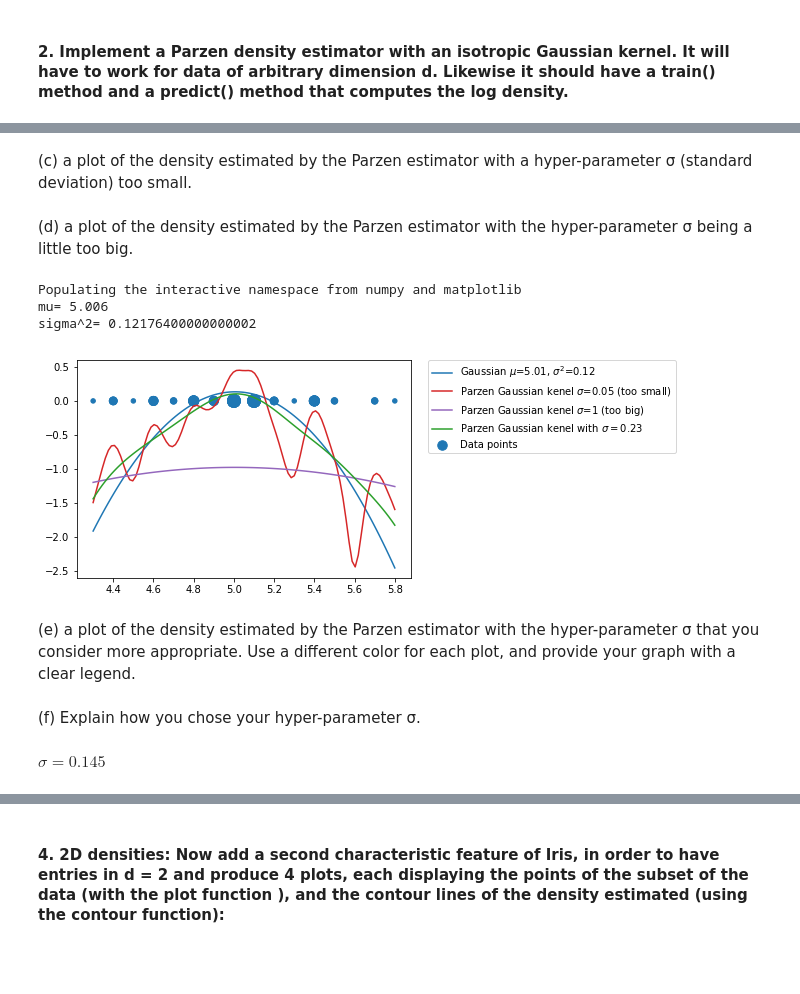
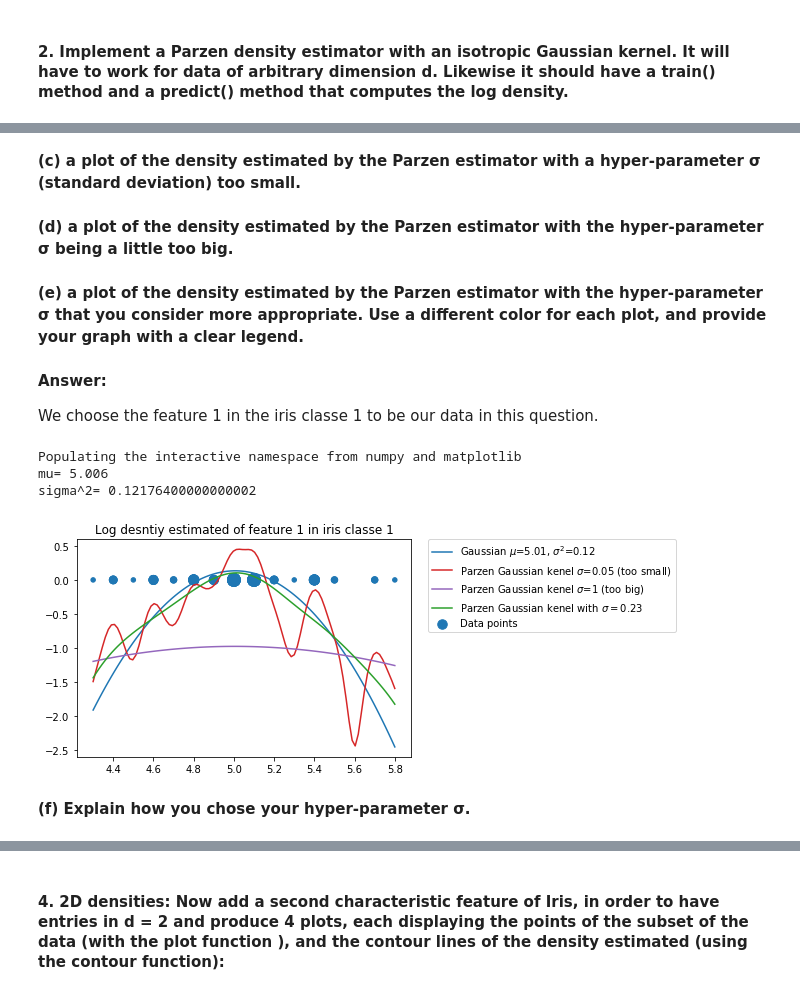
Before and after one commit to quatrejuin/ml_homework_1, a Jupyter notebook: ml_homework_1.ipynb, the cells around one changed output, grey strips where cells are left out. Cells and saved outputs as stored; diff of their text form; code cells hidden in the pictures; blank space fills up the shorter version.

```diff
--- a/ml_homework_1.ipynb
+++ b/ml_homework_1.ipynb
@@ -557,5 +556,11 @@ class Parzen_Est:
 # %% [markdown]
-(c) a plot of the density estimated by the Parzen estimator with a hyper-parameter σ (standard deviation) too small.
+**(c) a plot of the density estimated by the Parzen estimator with a hyper-parameter σ (standard deviation) too small.**
 # %% [markdown]
-(d) a plot of the density estimated by the Parzen estimator with the hyper-parameter σ being a little too big.
+**(d) a plot of the density estimated by the Parzen estimator with the hyper-parameter σ being a little too big.**
+# %% [markdown]
+**(e) a plot of the density estimated by the Parzen estimator with the hyper-parameter σ that you consider more appropriate. Use a diﬀerent color for each plot, and provide your graph with a clear legend.**
+# %% [markdown]
+**Answer:**
+
+We choose the feature 1 in the iris classe 1 to be our data in this question.
 # %%
@@ -582,38 +586,34 @@ density_est = [dg.predict(x) for x in range_x]
 # (b) a plot of the density estimated by your parametric Gaussian estimator.
 pylab.plot(range_x,density_est, label="Gaussian $\mu$={:.2f}, $\sigma^2$={:.2f}".format(dg.mus,dg.sigma_sqs))
 
 dg_parzen_small=Parzen_Est.train(feature_1d,0.05)
 density_est_parzen_small = [dg_parzen_small.predict(x) for x in range_x]
 # (c) a plot of the density estimated by the Parzen estimator with a hyper-parameter
 # σ (standard deviation) too small.
 pylab.plot(range_x,density_est_parzen_small,c="tab:red",
            label="Parzen Gaussian kenel $\sigma$={} (too small)".format(dg_parzen_small.sigma))
 
 dg_parzen_big=Parzen_Est.train(feature_1d,1)
 density_est_parzen_big = [dg_parzen_big.predict(x) for x in range_x]
 # (d) a plot of the density estimated by the Parzen estimator with the hyper-parameter
 # σ being a little too big.
 pylab.plot(range_x,density_est_parzen_big,c="tab:purple",
            label="Parzen Gaussian kenel $\sigma$={} (too big)".format(dg_parzen_big.sigma))
 
 
 dg_parzen_big=Parzen_Est.train(feature_1d,0.165)
 density_est_parzen_big = [dg_parzen_big.predict(x) for x in range_x]
 # (e) a plot of the density estimated by the Parzen estimator with the
 # hyper-parameter σ that you consider more appropriate. Use a diﬀerent color for each plot, and provide your graph with a clear legend.
 pylab.plot(range_x,density_est_parzen_big,c="tab:green",label="Parzen Gaussian kenel with $\sigma=0.23$ ")
-
+pylab.title("Log desntiy estimated of feature 1 in iris classe 1")
 pylab.legend(bbox_to_anchor=(1.05, 1), loc=2, borderaxespad=0.)
 
 pylab.show()
 # %% [output]
 Populating the interactive namespace from numpy and matplotlib
 mu= 5.006
 sigma^2= 0.12176400000000002
-[figure, old version]
+[figure, new version]
-# %% [markdown]
-(e) a plot of the density estimated by the Parzen estimator with the hyper-parameter σ that you consider more appropriate. Use a diﬀerent color for each plot, and provide your graph with a clear legend.
 # %% [markdown]
-(f) Explain how you chose your hyper-parameter σ.
+**(f) Explain how you chose your hyper-parameter σ.**
-# %% [markdown]
-$\sigma = 0.145$
```
Also changed, not shown: parts of 22 cells of this notebook.
